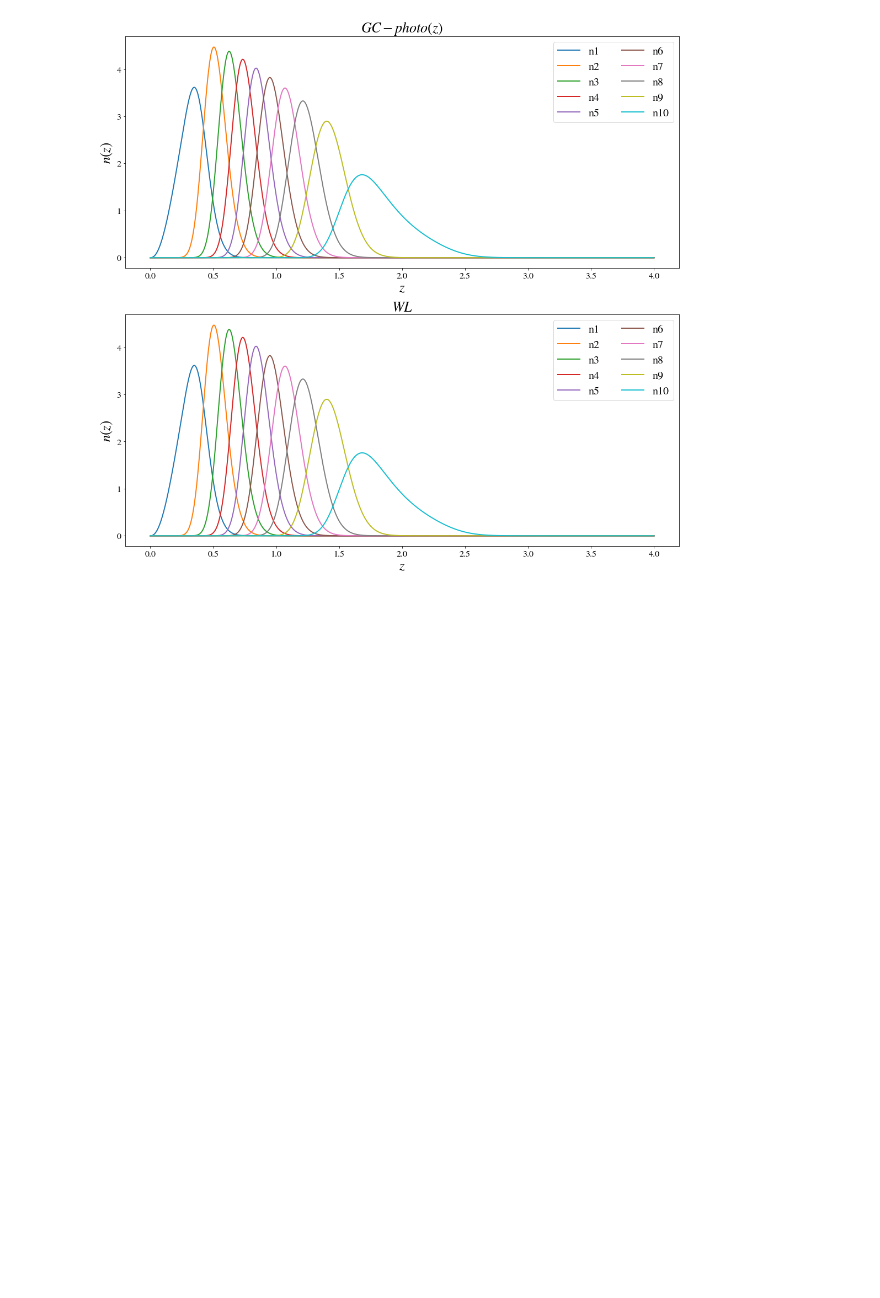
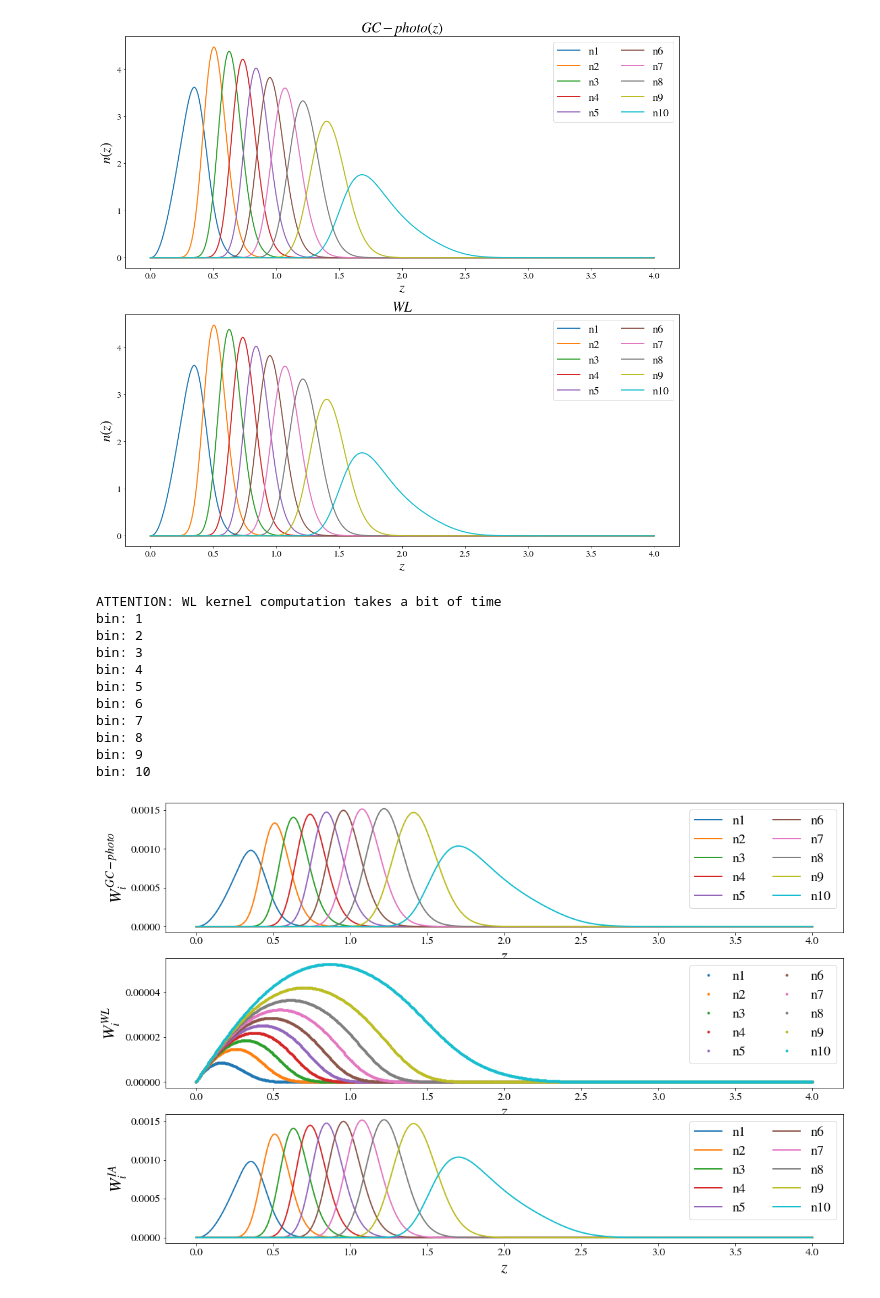
Before and after one commit to testarnyttnamn/testnamemaster, a Jupyter notebook: DEMO.ipynb, the cells around one changed output. Saved outputs shown, nothing was run; the diff lists cells and outputs as text; code cells hidden in the pictures; blank space fills up the shorter version.

```diff
--- a/DEMO.ipynb
+++ b/DEMO.ipynb
@@ -422,0 +428,40 @@ axs[1].legend(ncol=2);
+# %%
+# We can also plot the window functions for the photometric observables
+# For that, you need to import the photo class and read the cosmology dictionary and the n(z) distributions above
+from likelihood.photometric_survey.photo import Photo
+photo = Photo(like.cosmo.cosmo_dic, like.likefinal.data_ins.nz_dict_WL, like.likefinal.data_ins.nz_dict_GC_Phot)
+# %%
+import matplotlib.colors as mcolors
+color = list(mcolors.TABLEAU_COLORS.values())
+fig, axs = plt.subplots(3, 1, figsize=(18,12))
+print('ATTENTION: WL kernel computation takes a bit of time')
+# DISCLAIMER: photo.GC_window accepts an array for z, but WL_window does not.
+# This is why we need to go through a foor-loop for WL
+for i in range(0, 10):
+    print('bin: {}'.format(i+1))
+    axs[0].plot(zs, photo.GC_window(zs, i+1), '-', label='n{}'.format(i+1))
+    for j, z in enumerate(zs):
+        axs[1].plot(z, photo.WL_window(z, i+1), '.', color = color[i], label='n{}'.format(i+1) if j == 0 else "")
+    axs[2].plot(zs, photo.IA_window(zs, i+1), label='n{}'.format(i+1))
+axs[0].set_xlabel(r'$z$')
+axs[0].set_ylabel(r'$W_i^{GC-photo}$')
+axs[0].legend(ncol=2)
+axs[1].set_xlabel(r'$z$')
+axs[1].set_ylabel(r'$W_i^{WL}$')
+axs[1].legend(ncol=2);
+axs[2].set_xlabel(r'$z$')
+axs[2].set_ylabel(r'$W_i^{IA}$')
+axs[2].legend(ncol=2);
+# %% [output]
+ATTENTION: WL kernel computation takes a bit of time
+bin: 1
+bin: 2
+bin: 3
+bin: 4
+bin: 5
+bin: 6
+bin: 7
+bin: 8
+bin: 9
+bin: 10
+[figure, added]
```
Also changed, not shown: parts of 17 cells of this notebook.
